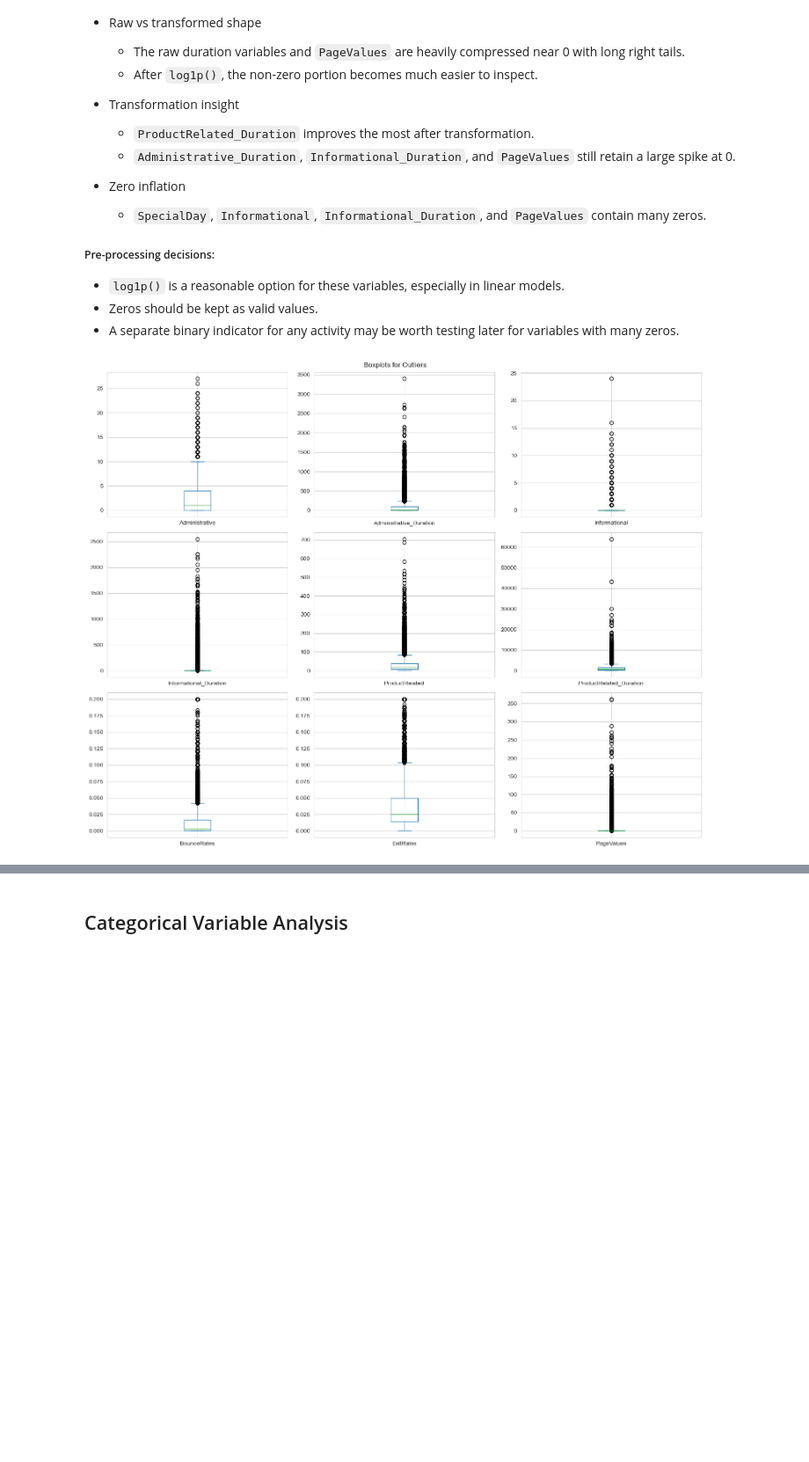
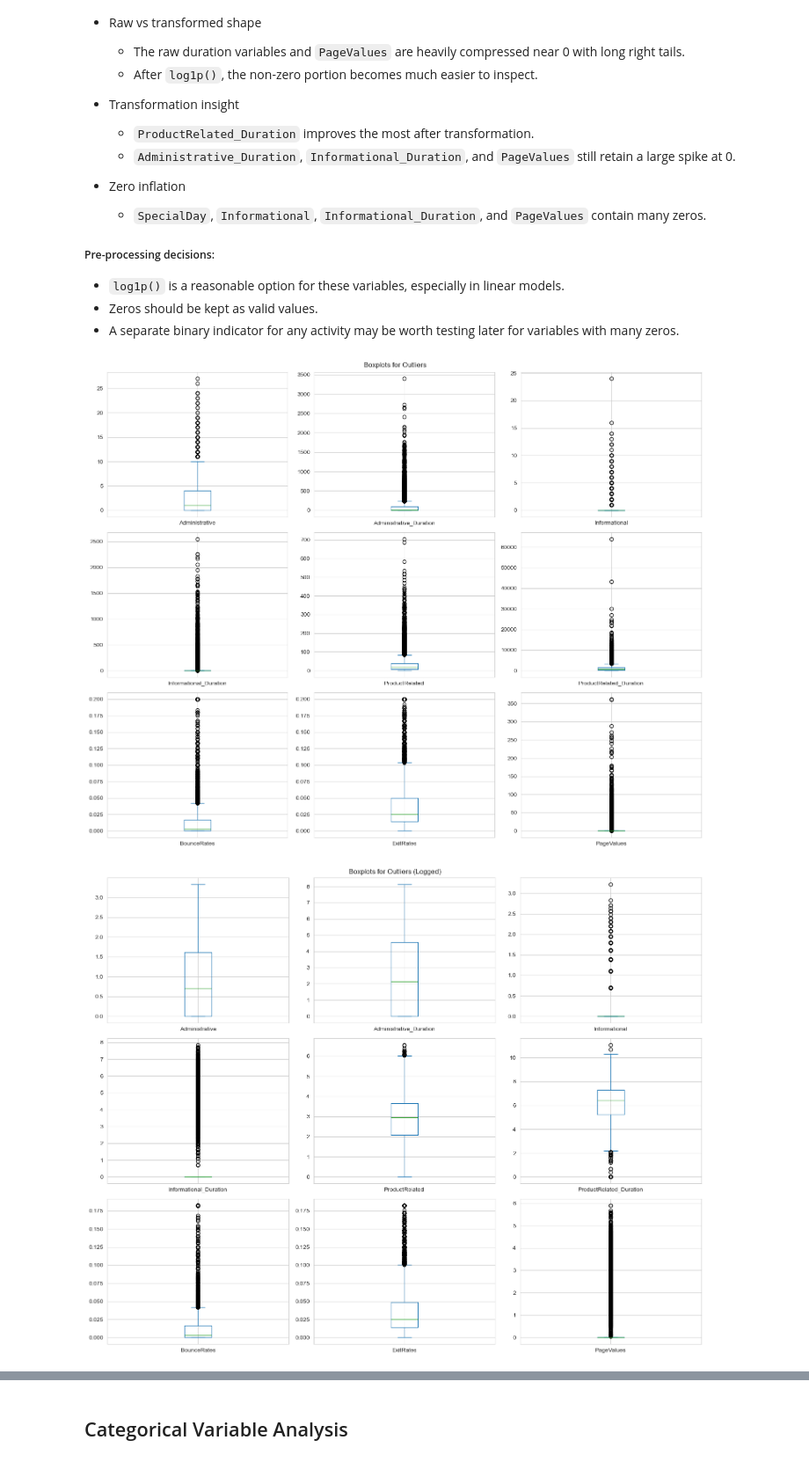
Before and after one commit to Lqvy/Project-Decisions, a Jupyter notebook: ShoppingIntention.ipynb, the cells around one changed output, grey strips where cells are left out. Shown at 88% size. Cells and saved outputs as stored; diff of their text form; code cells hidden in the pictures; blank space fills up the shorter version.

```diff
--- a/ShoppingIntention.ipynb
+++ b/ShoppingIntention.ipynb
@@ -285,18 +303,33 @@ plt.show()
 # %%
 # Boxplots for outliers
 raw_df[num_cols].plot(
     kind='box',
     subplots=True,
     layout=(-1, 3),
     figsize=(15, 12),
     sharex=False,
     sharey=False
 )
 
 plt.suptitle("Boxplots for Outliers")
 plt.tight_layout()
 plt.show()
+
+# Boxplots for outliers (logged)
+np.log1p(raw_df[num_cols]).plot(
+    kind='box',
+    subplots=True,
+    layout=(-1, 3),
+    figsize=(15, 12),
+    sharex=False,
+    sharey=False
+)
+
+plt.suptitle("Boxplots for Outliers (Logged)")
+plt.tight_layout()
+plt.show()
 # %% [output]
 [figure]
+[figure, added]
 # %% [markdown]
 ### Outliers
```
Also changed, not shown: parts of 13 cells of this notebook.
